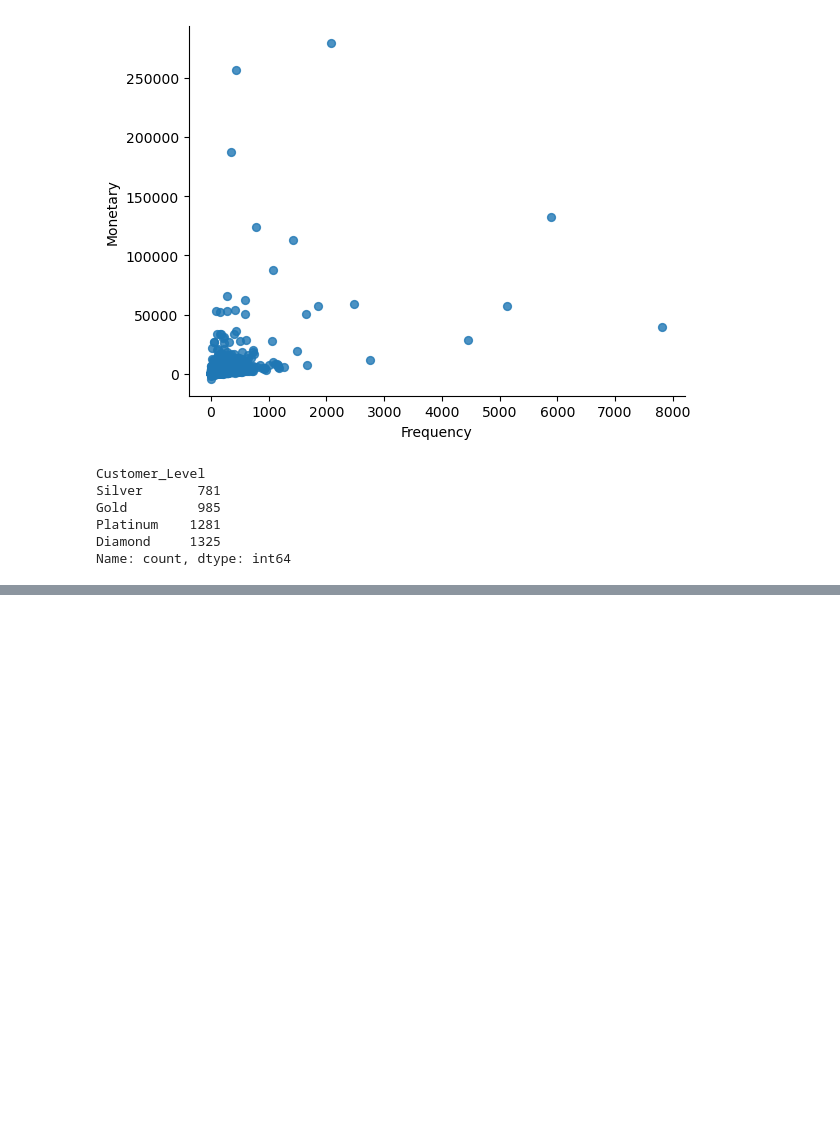
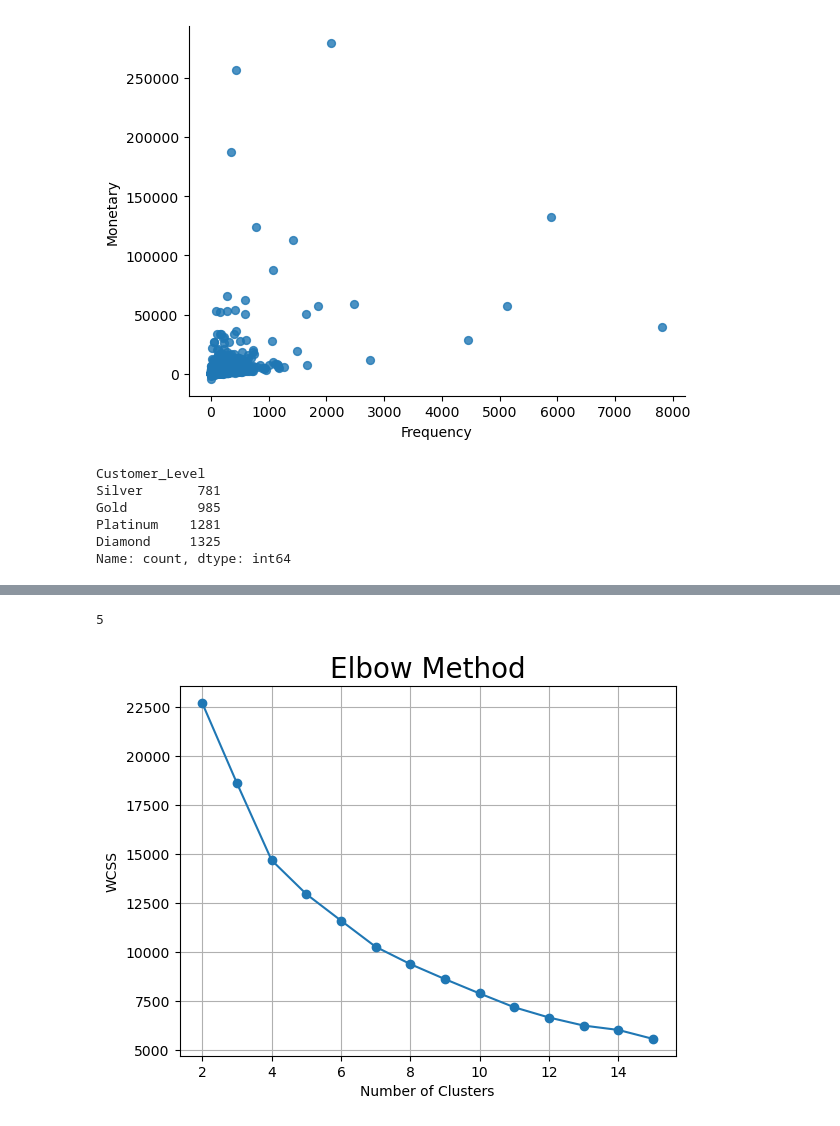
Before and after one commit to FTDS-assignment-bay/p2-final-project-3pecintaroni, a Jupyter notebook: 20240601_EDA_Before_Clustering.ipynb, the cells around one changed output, grey strips where cells are left out. Saved outputs shown, nothing was run; the diff lists cells and outputs as text; code cells hidden in the pictures; blank space fills up the shorter version.

```diff
--- a/20240601_EDA_Before_Clustering.ipynb
+++ b/20240601_EDA_Before_Clustering.ipynb
@@ -737,0 +817,27 @@ plt.show()
+# %%
+cumsum = np.cumsum(model_pca.explained_variance_ratio_)
+num_features = np.argmax(cumsum >= 0.95) + 1
+num_features
+# %% [output]
+5
+# %%
+wcss = []
+random_state = 17
+max_cluster = 15
+for i in range(2, max_cluster+1):
+    model_km = KMeans(n_clusters = i,
+                init = 'k-means++',
+                max_iter = 300,
+                n_init = 10,
+                random_state = random_state)
+    model_km.fit(RFMS_final_pca)
+    wcss.append(model_km.inertia_)
+
+plt.plot(range(2, max_cluster+1), wcss, marker ="o")
+plt.grid()
+plt.title('Elbow Method', fontsize = 20)
+plt.xlabel('Number of Clusters')
+plt.ylabel('WCSS')
+plt.show()
+# %% [output]
+[figure, added]
```
Also changed, not shown: parts of 19 cells of this notebook, 3 other files.
